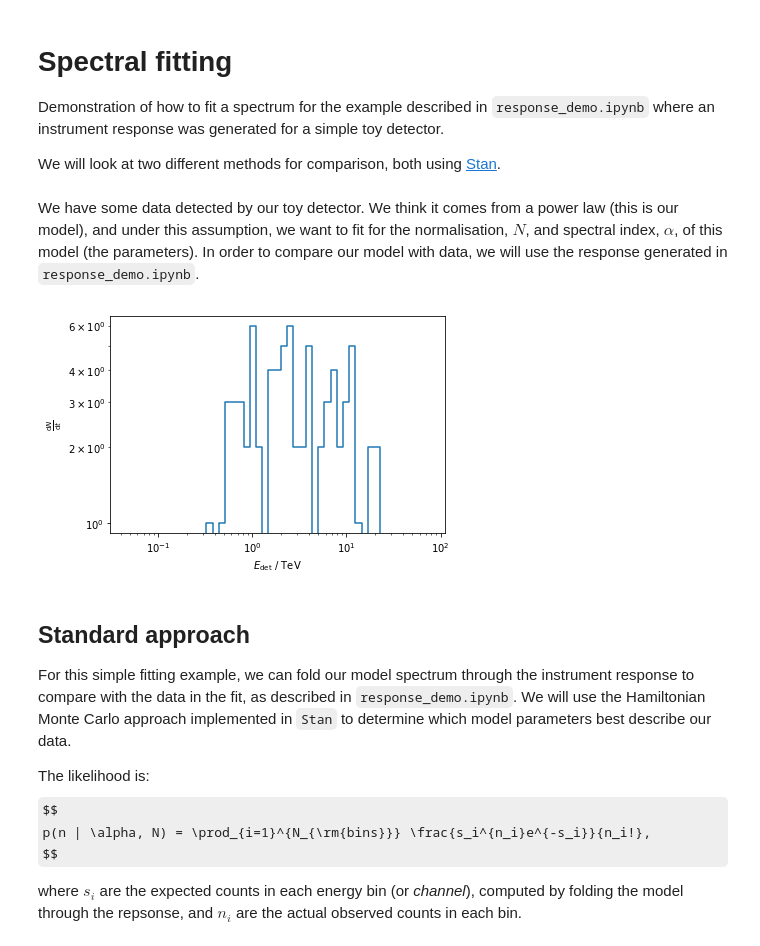
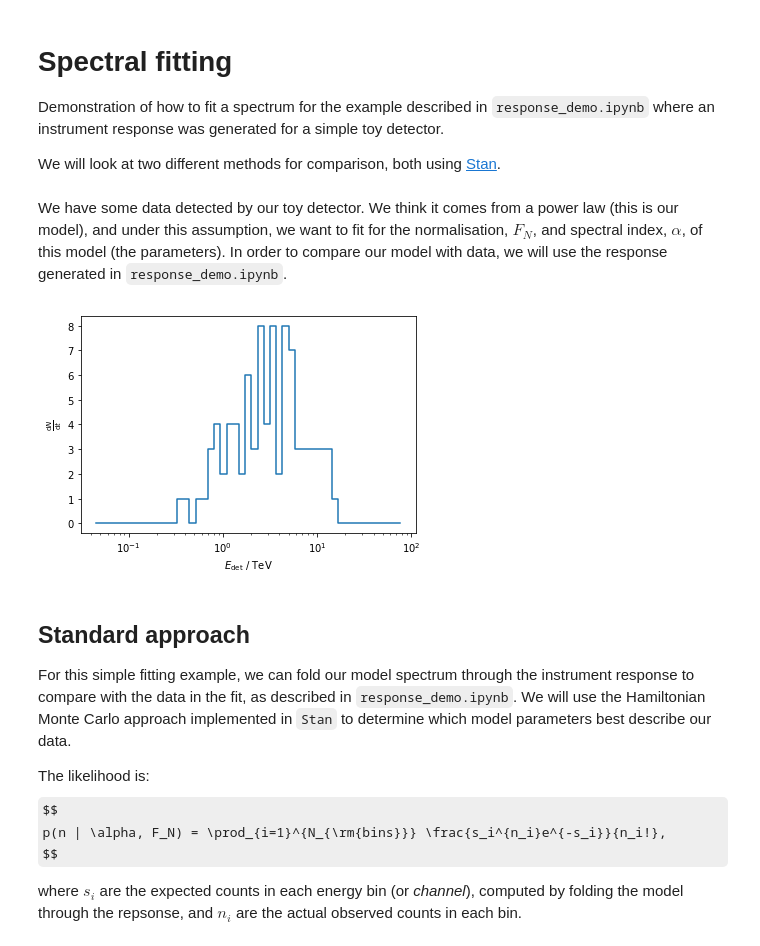
Before and after one commit to cescalara/instrument_response, a Jupyter notebook: fit_demo.ipynb, the cells around one changed output. Drawn from its saved outputs; the diff is of its cells as text; code cells hidden in the pictures; some formulas as TeX source.

Commit message:
Remove spline implemntation and tidy up fit demo

```diff
--- a/fit_demo.ipynb
+++ b/fit_demo.ipynb
@@ -13,5 +15,5 @@ from instrument_response.detector import Response
 # %% [markdown]
-We have some data detected by our toy detector. We think it comes from a power law (this is our model), and under this assumption, we want to fit for the normalisation, $N$, and spectral index, $\alpha$, of this model (the parameters). In order to compare our model with data, we will use the response generated in `response_demo.ipynb`.
+We have some data detected by our toy detector. We think it comes from a power law (this is our model), and under this assumption, we want to fit for the normalisation, $F_N$, and spectral index, $\alpha$, of this model (the parameters). In order to compare our model with data, we will use the response generated in `response_demo.ipynb`.
 # %%
 # Load response
 response_file = 'output/response_sim.h5'
@@ -25,27 +27,26 @@ response = Response(initial_energy, true_energy, detected_energy, effective_area
 # %%
 # Have a look at the data
 data_file = 'output/data.h5'
 
 with h5py.File(data_file, 'r') as f:
     detected_energy = f['detected_energy'].value
 
 dN_dt, _ = np.histogram(detected_energy, bins=response.detected_energy_bins)
 
 fig, ax = plt.subplots()
 ax.step(response.detected_energy_bins[:-1], dN_dt, where='pre')
 ax.set_xscale('log')
-ax.set_yscale('log')
 ax.set_xlabel('$E_\mathrm{det}$ / TeV')
 ax.set_ylabel(r'$\frac{\mathrm{d}N}{\mathrm{d}t}$');
 # %% [output]
-[figure, old version]
+[figure, new version]
 # %% [markdown]
 ## Standard approach
 For this simple fitting example, we can fold our model spectrum through the instrument response to compare with the data in the fit, as described in `response_demo.ipynb`. We will use the Hamiltonian Monte Carlo approach implemented in `Stan` to determine which model parameters best describe our data.
 
 The likelihood is:
 $$
-p(n | \alpha, N) = \prod_{i=1}^{N_{\rm{bins}}} \frac{s_i^{n_i}e^{-s_i}}{n_i!},
+p(n | \alpha, F_N) = \prod_{i=1}^{N_{\rm{bins}}} \frac{s_i^{n_i}e^{-s_i}}{n_i!},
 $$
 
 where $s_i$ are the expected counts in each energy bin (or *channel*), computed by folding the model through the repsonse, and $n_i$ are the actual observed counts in each bin.
```
Also changed, not shown: parts of 28 cells of this notebook, 5 other files.
